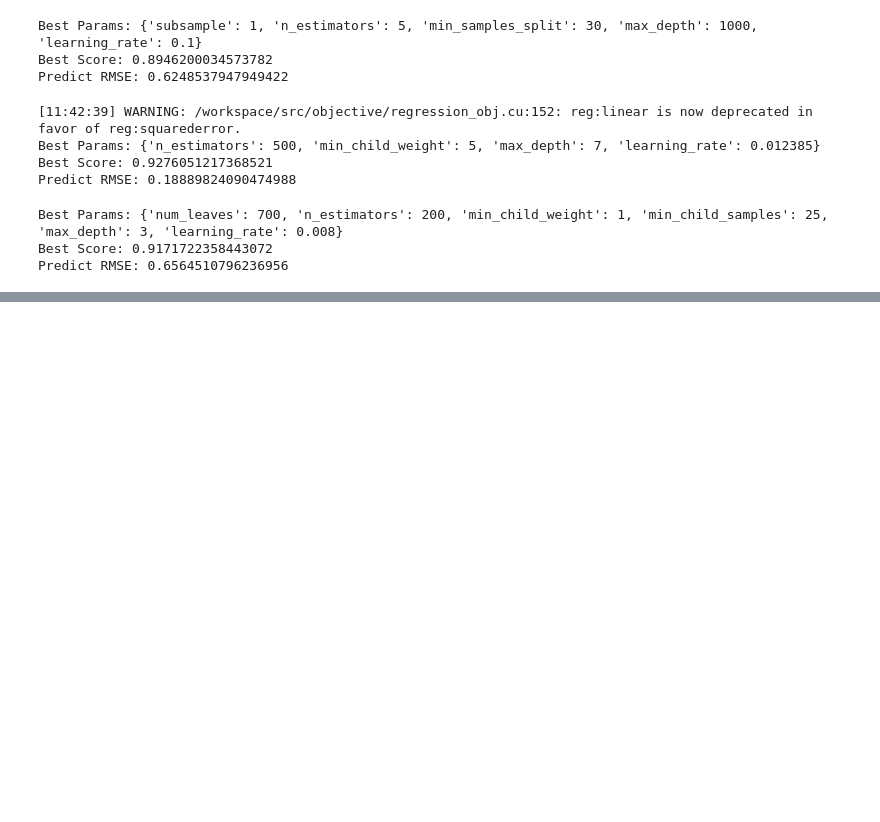
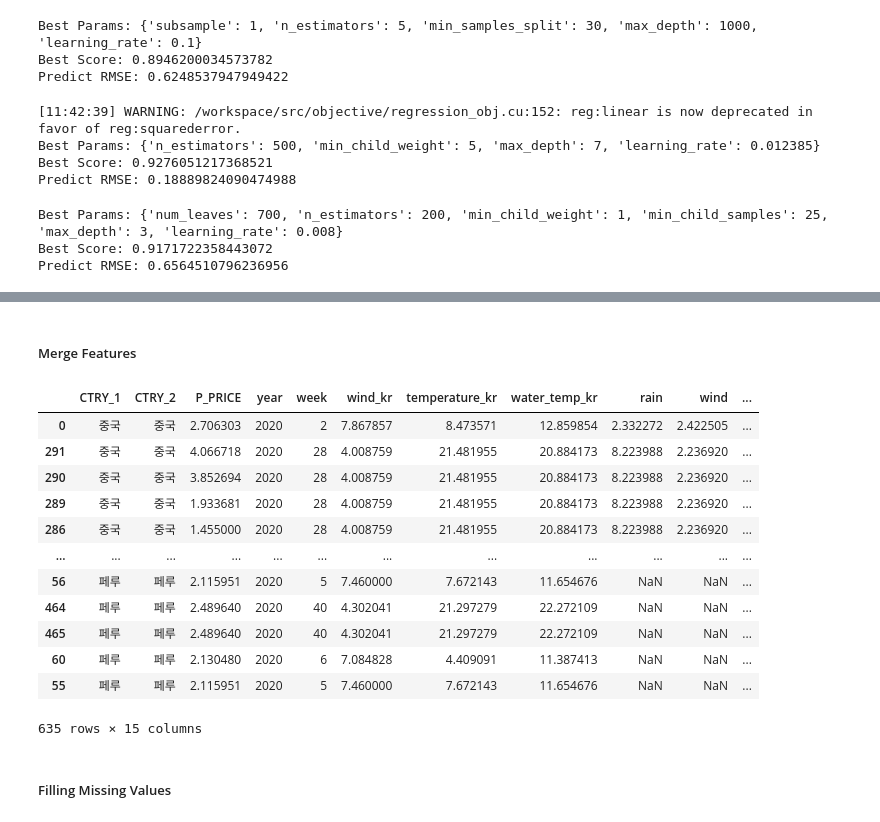
Before and after one commit to Yeony54/Project_Seafood_Import_Price_Prediction, a Jupyter notebook: 3-3. 전처리 가설 검증 (어종별 모델).ipynb, the cells around one changed output, grey strips where cells are left out. Saved outputs shown, nothing was run; the diff lists cells and outputs as text; code cells hidden in the pictures; blank space fills up the shorter version.

```diff
--- a/3-3. 전처리 가설 검증 (어종별 모델).ipynb
+++ b/3-3. 전처리 가설 검증 (어종별 모델).ipynb
@@ -1846,0 +1954,28 @@ Predict RMSE: 0.6564510796236956
+# %% [markdown]
+##### Merge Features
+# %%
+df_test_squid_add = pd.merge(df_test_squid, df_weather_kr, how='left', on=['year', 'week'])
+df_test_squid_add = pd.merge(df_test_squid_add, df_weather, how='left', on=['year', 'week', 'CTRY_1'])
+df_test_squid_add = pd.merge(df_test_squid_add, df_oil, how='left', on=['year', 'week'])
+df_test_squid_add = pd.merge(df_test_squid_add, df_cpi, how='left', on=['year', 'week'])
+df_test_squid_add = pd.merge(df_test_squid_add, df_exchange, how='left', on=['year', 'week', 'CTRY_2'])
+
+df_test_squid_add = df_test_squid_add.sort_values('CTRY_2')
+
+df_test_squid_add
+# %% [output]
+|  | CTRY_1 | CTRY_2 | P_PRICE | year | week | wind_kr | temperature_kr | water_temp_kr | rain | wind | ... |
+| 0 | 중국 | 중국 | 2.706303 | 2020 | 2 | 7.867857 | 8.473571 | 12.859854 | 2.332272 | 2.422505 | ... |
+| 291 | 중국 | 중국 | 4.066718 | 2020 | 28 | 4.008759 | 21.481955 | 20.884173 | 8.223988 | 2.236920 | ... |
+| 290 | 중국 | 중국 | 3.852694 | 2020 | 28 | 4.008759 | 21.481955 | 20.884173 | 8.223988 | 2.236920 | ... |
+| 289 | 중국 | 중국 | 1.933681 | 2020 | 28 | 4.008759 | 21.481955 | 20.884173 | 8.223988 | 2.236920 | ... |
+| 286 | 중국 | 중국 | 1.455000 | 2020 | 28 | 4.008759 | 21.481955 | 20.884173 | 8.223988 | 2.236920 | ... |
+| ... | ... | ... | ... | ... | ... | ... | ... | ... | ... | ... | ... |
+| 56 | 페루 | 페루 | 2.115951 | 2020 | 5 | 7.460000 | 7.672143 | 11.654676 | NaN | NaN | ... |
+| 464 | 페루 | 페루 | 2.489640 | 2020 | 40 | 4.302041 | 21.297279 | 22.272109 | NaN | NaN | ... |
+| 465 | 페루 | 페루 | 2.489640 | 2020 | 40 | 4.302041 | 21.297279 | 22.272109 | NaN | NaN | ... |
+| 60 | 페루 | 페루 | 2.130480 | 2020 | 6 | 7.084828 | 4.409091 | 11.387413 | NaN | NaN | ... |
+| 55 | 페루 | 페루 | 2.115951 | 2020 | 5 | 7.460000 | 7.672143 | 11.654676 | NaN | NaN | ... |
+635 rows × 15 columns
+# %% [markdown]
+##### Filling Missing Values
```
Also changed, not shown: parts of 51 cells of this notebook.
